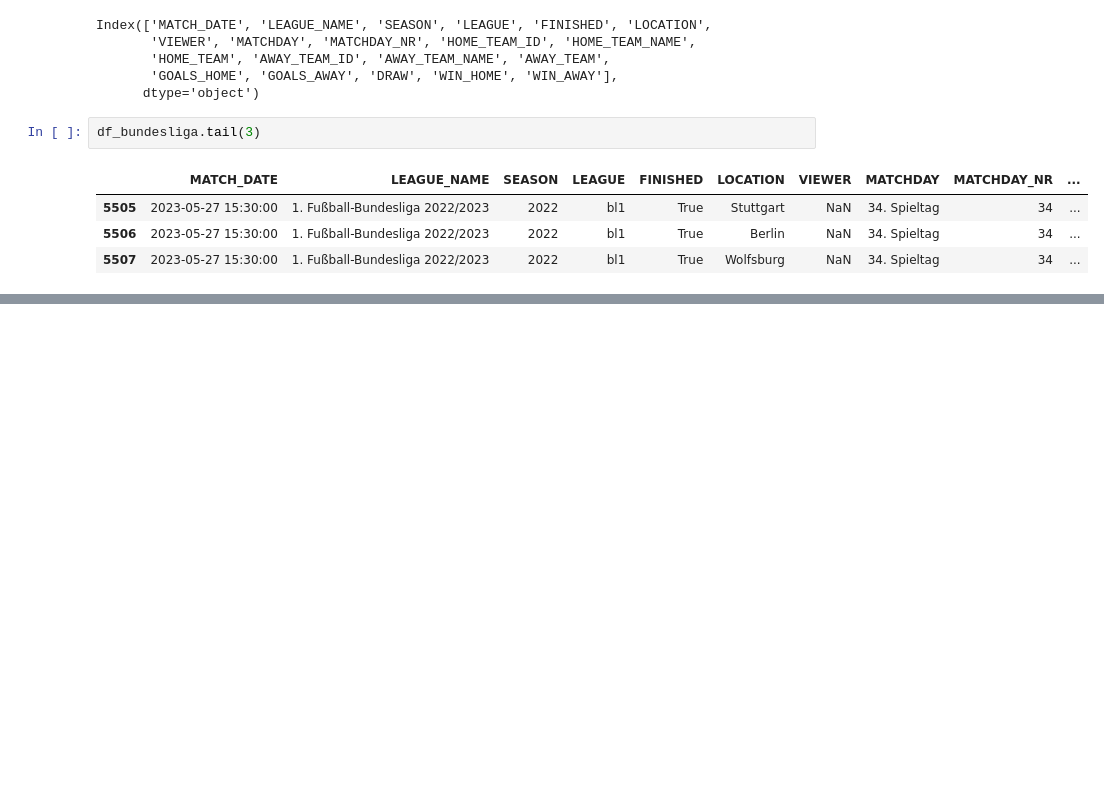
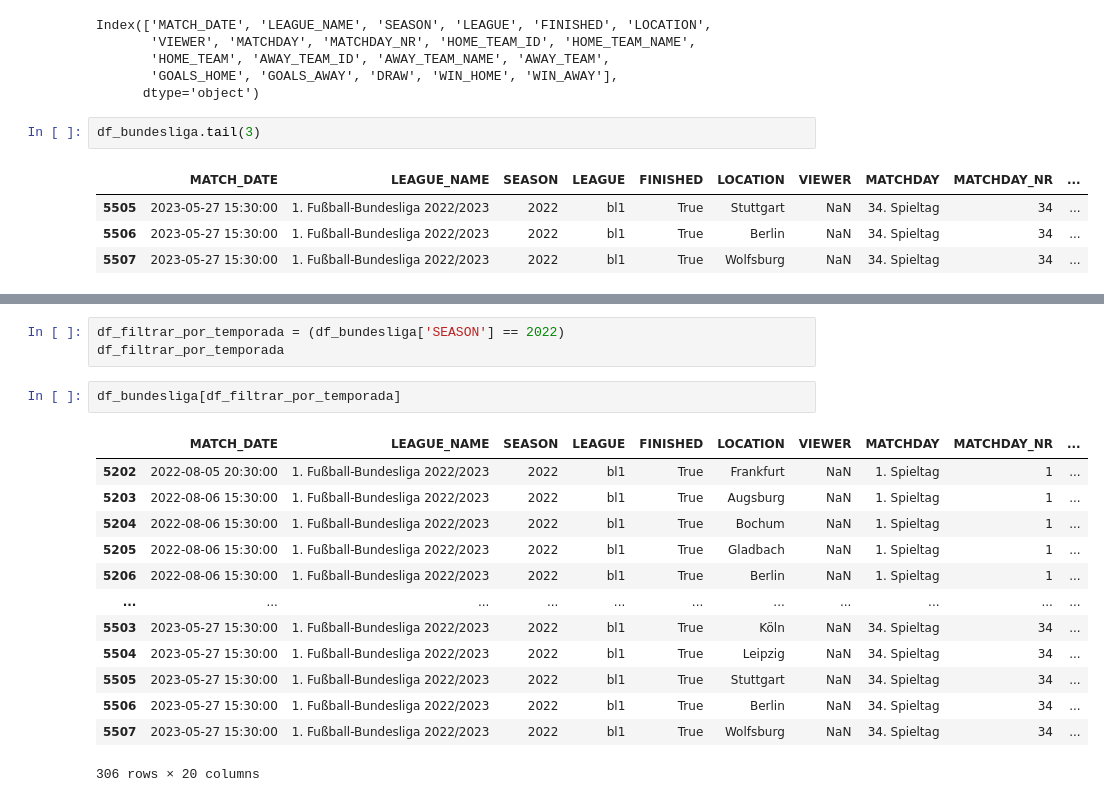
Before and after one commit to OmarFloresPTY/Pandas_Bundesliga_Analisis, a Jupyter notebook: bundesliga_2005_to_2023_season.ipynb, the cells around one changed output, grey strips where cells are left out. Saved outputs shown, nothing was run; the diff lists cells and outputs as text; blank space fills up the shorter version.

```diff
--- a/bundesliga_2005_to_2023_season.ipynb
+++ b/bundesliga_2005_to_2023_season.ipynb
@@ -48,0 +75,19 @@ df_bundesliga.tail(3)
+# %%
+df_filtrar_por_temporada = (df_bundesliga['SEASON'] == 2022)
+df_filtrar_por_temporada
+# %%
+df_bundesliga[df_filtrar_por_temporada]
+# %% [output]
+|  | MATCH_DATE | LEAGUE_NAME | SEASON | LEAGUE | FINISHED | LOCATION | VIEWER | MATCHDAY | MATCHDAY_NR | ... |
+| 5202 | 2022-08-05 20:30:00 | 1. Fußball-Bundesliga 2022/2023 | 2022 | bl1 | True | Frankfurt | NaN | 1. Spieltag | 1 | ... |
+| 5203 | 2022-08-06 15:30:00 | 1. Fußball-Bundesliga 2022/2023 | 2022 | bl1 | True | Augsburg | NaN | 1. Spieltag | 1 | ... |
+| 5204 | 2022-08-06 15:30:00 | 1. Fußball-Bundesliga 2022/2023 | 2022 | bl1 | True | Bochum | NaN | 1. Spieltag | 1 | ... |
+| 5205 | 2022-08-06 15:30:00 | 1. Fußball-Bundesliga 2022/2023 | 2022 | bl1 | True | Gladbach | NaN | 1. Spieltag | 1 | ... |
+| 5206 | 2022-08-06 15:30:00 | 1. Fußball-Bundesliga 2022/2023 | 2022 | bl1 | True | Berlin | NaN | 1. Spieltag | 1 | ... |
+| ... | ... | ... | ... | ... | ... | ... | ... | ... | ... | ... |
+| 5503 | 2023-05-27 15:30:00 | 1. Fußball-Bundesliga 2022/2023 | 2022 | bl1 | True | Köln | NaN | 34. Spieltag | 34 | ... |
+| 5504 | 2023-05-27 15:30:00 | 1. Fußball-Bundesliga 2022/2023 | 2022 | bl1 | True | Leipzig | NaN | 34. Spieltag | 34 | ... |
+| 5505 | 2023-05-27 15:30:00 | 1. Fußball-Bundesliga 2022/2023 | 2022 | bl1 | True | Stuttgart | NaN | 34. Spieltag | 34 | ... |
+| 5506 | 2023-05-27 15:30:00 | 1. Fußball-Bundesliga 2022/2023 | 2022 | bl1 | True | Berlin | NaN | 34. Spieltag | 34 | ... |
+| 5507 | 2023-05-27 15:30:00 | 1. Fußball-Bundesliga 2022/2023 | 2022 | bl1 | True | Wolfsburg | NaN | 34. Spieltag | 34 | ... |
+306 rows × 20 columns
```
Also changed, not shown: parts of 8 cells of this notebook.
